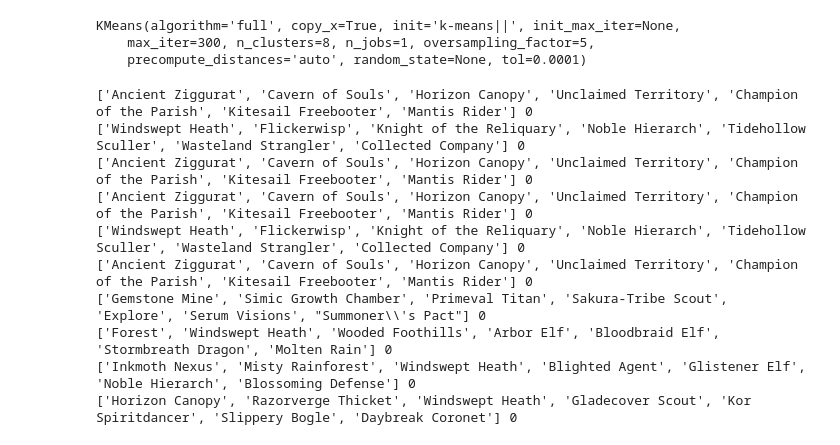
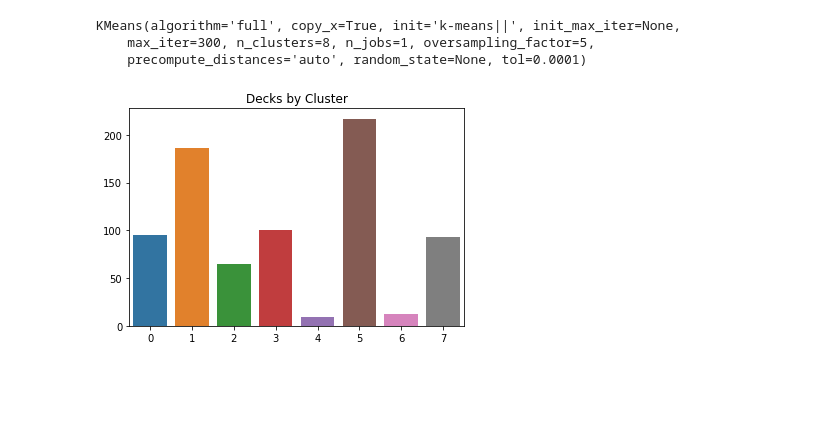
Before and after one commit to StrikingLoo/MtGRecommender, a Jupyter notebook: mtg_recommending.ipynb, the cells around one changed output. Drawn from its saved outputs; the diff is of its cells as text; code cells hidden in the pictures; blank space fills up the shorter version.

Commit message:
add visualization snippets

```diff
--- a/mtg_recommending.ipynb
+++ b/mtg_recommending.ipynb
@@ -91,19 +91,18 @@ def most_common_cards(deck, k):
 
 def decks_by_label(a_label):
     return [(deck, label) for (deck, label) in decks_labels if label == a_label]
-# %%
-k = 7
-N = 10
-for deck, label in decks_by_label(0)[:N]:
-    print(str(most_common_cards(deck, k))+" "+ str(label))
-# %% [output]
-['Ancient Ziggurat', 'Cavern of Souls', 'Horizon Canopy', 'Unclaimed Territory', 'Champion of the Parish', 'Kitesail Freebooter', 'Mantis Rider'] 0
-['Windswept Heath', 'Flickerwisp', 'Knight of the Reliquary', 'Noble Hierarch', 'Tidehollow Sculler', 'Wasteland Strangler', 'Collected Company'] 0
-['Ancient Ziggurat', 'Cavern of Souls', 'Horizon Canopy', 'Unclaimed Territory', 'Champion of the Parish', 'Kitesail Freebooter', 'Mantis Rider'] 0
-['Ancient Ziggurat', 'Cavern of Souls', 'Horizon Canopy', 'Unclaimed Territory', 'Champion of the Parish', 'Kitesail Freebooter', 'Mantis Rider'] 0
-['Windswept Heath', 'Flickerwisp', 'Knight of the Reliquary', 'Noble Hierarch', 'Tidehollow Sculler', 'Wasteland Strangler', 'Collected Company'] 0
-['Ancient Ziggurat', 'Cavern of Souls', 'Horizon Canopy', 'Unclaimed Territory', 'Champion of the Parish', 'Kitesail Freebooter', 'Mantis Rider'] 0
-['Gemstone Mine', 'Simic Growth Chamber', 'Primeval Titan', 'Sakura-Tribe Scout', 'Explore', 'Serum Visions', "Summoner\\'s Pact"] 0
-['Forest', 'Windswept Heath', 'Wooded Foothills', 'Arbor Elf', 'Bloodbraid Elf', 'Stormbreath Dragon', 'Molten Rain'] 0
-['Inkmoth Nexus', 'Misty Rainforest', 'Windswept Heath', 'Blighted Agent', 'Glistener Elf', 'Noble Hierarch', 'Blossoming Defense'] 0
-['Horizon Canopy', 'Razorverge Thicket', 'Windswept Heath', 'Gladecover Scout', 'Kor Spiritdancer', 'Slippery Bogle', 'Daybreak Coronet'] 0
+# %%
+import seaborn as sns
+import matplotlib.pyplot as plt
+
+label_counts = [(label,len(decks_by_label(label))) for label in range(8)]
+counts = [count for _, count in label_counts]
+points = {
+    'cluster':[label for label, _ in label_counts],
+    'count':[count for _, count in label_counts],
+}
+
+sns.barplot(x="cluster", y="count", data=points).set_title("Decks by Cluster")
+plt.savefig('figure 1')
+# %% [output]
+[figure, added]
```
Also changed, not shown: parts of 10 cells of this notebook.
